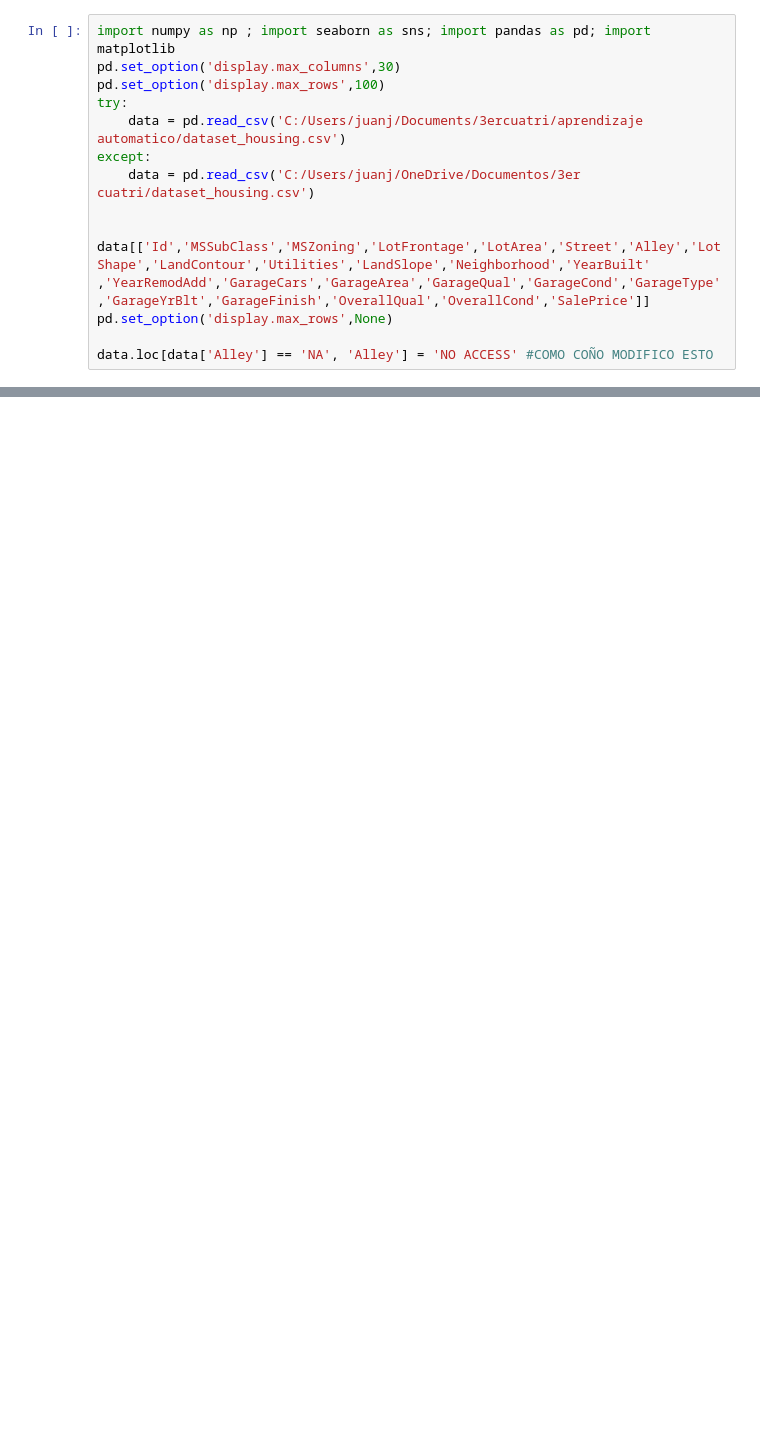
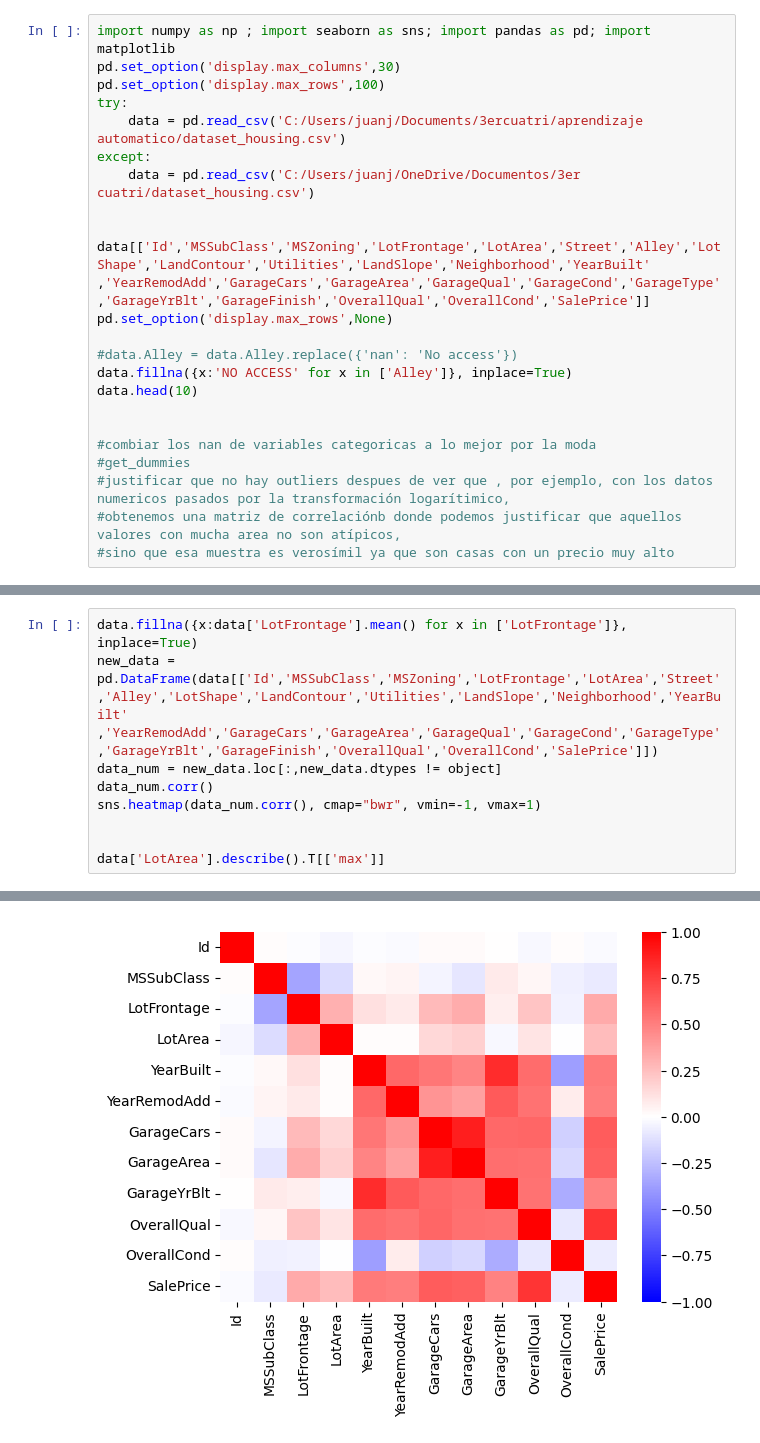
Before and after one commit to daviloncio/repositorio2, a Jupyter notebook: practica aprendizaje 1.ipynb, the cells around one changed output, grey strips where cells are left out. Drawn from its saved outputs; the diff is of its cells as text; blank space fills up the shorter version.

```diff
--- a/practica aprendizaje 1.ipynb
+++ b/practica aprendizaje 1.ipynb
@@ -11,4 +32,13 @@ except:
 data[['Id','MSSubClass','MSZoning','LotFrontage','LotArea','Street','Alley','LotShape','LandContour','Utilities','LandSlope','Neighborhood','YearBuilt' ,'YearRemodAdd','GarageCars','GarageArea','GarageQual','GarageCond','GarageType','GarageYrBlt','GarageFinish','OverallQual','OverallCond','SalePrice']]
 pd.set_option('display.max_rows',None)
 
-data.loc[data['Alley'] == 'NA', 'Alley'] = 'NO ACCESS' #COMO COÑO MODIFICO ESTO
+#data.Alley = data.Alley.replace({'nan': 'No access'})
+data.fillna({x:'NO ACCESS' for x in ['Alley']}, inplace=True)
+data.head(10)
+
+
+#combiar los nan de variables categoricas a lo mejor por la moda
+#get_dummies
+#justificar que no hay outliers despues de ver que , por ejemplo, con los datos numericos pasados por la transformación logarítimico,
+#obtenemos una matriz de correlaciónb donde podemos justificar que aquellos valores con mucha area no son atípicos,
+#sino que esa muestra es verosímil ya que son casas con un precio muy alto
@@ -77,0 +156,10 @@ Name: YearBuilt, dtype: float64
+# %%
+data.fillna({x:data['LotFrontage'].mean() for x in ['LotFrontage']}, inplace=True)
+new_data = pd.DataFrame(data[['Id','MSSubClass','MSZoning','LotFrontage','LotArea','Street','Alley','LotShape','LandContour','Utilities','LandSlope','Neighborhood','YearBuilt' ,'YearRemodAdd','GarageCars','GarageArea','GarageQual','GarageCond','GarageType','GarageYrBlt','GarageFinish','OverallQual','OverallCond','SalePrice']])
+data_num = new_data.loc[:,new_data.dtypes != object]
+data_num.corr()
+sns.heatmap(data_num.corr(), cmap="bwr", vmin=-1, vmax=1)
+
+
+data['LotArea'].describe().T[['max']]
+# %% [output]
@@ -77,0 +168 @@ Name: YearBuilt, dtype: float64
+[figure, added]
```
Also changed, not shown: parts of 10 cells of this notebook, 1 other file.
